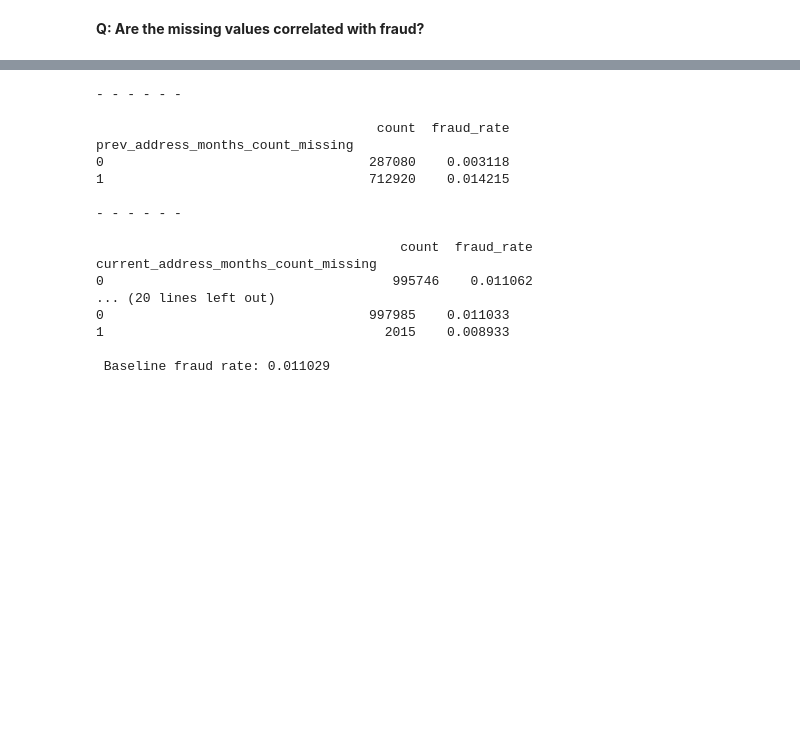
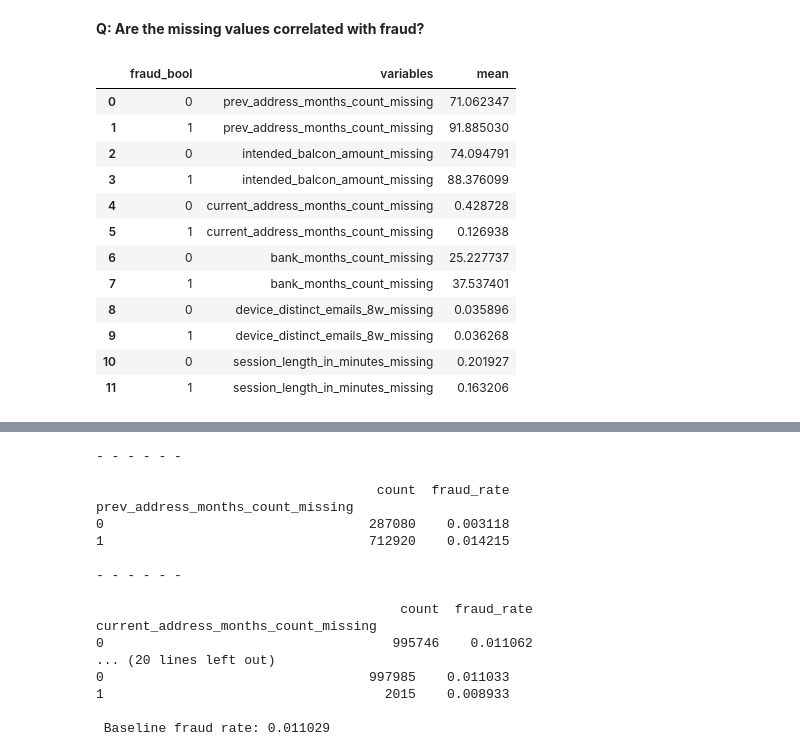
Before and after one commit to mrlizhaozhi/application-fraud-bank-account-opening, a Jupyter notebook: BAF-Fraud-Detection-Models.ipynb, the cells around one changed output, grey strips where cells are left out. Cells and saved outputs as stored; diff of their text form; code cells hidden in the pictures; blank space fills up the shorter version.

```diff
--- a/BAF-Fraud-Detection-Models.ipynb
+++ b/BAF-Fraud-Detection-Models.ipynb
@@ -333,0 +335,19 @@ for column in columns_missing:
+# %%
+# Visualise missing values vs fraud
+missing_fraud = (base_original.groupby('fraud_bool')[columns_missing_labelled].mean() * 100).reset_index()
+missing_fraud = missing_fraud.melt(id_vars='fraud_bool', var_name='variables', value_name='mean')
+missing_fraud
+# %% [output]
+|  | fraud_bool | variables | mean |
+| 0 | 0 | prev_address_months_count_missing | 71.062347 |
+| 1 | 1 | prev_address_months_count_missing | 91.885030 |
+| 2 | 0 | intended_balcon_amount_missing | 74.094791 |
+| 3 | 1 | intended_balcon_amount_missing | 88.376099 |
+| 4 | 0 | current_address_months_count_missing | 0.428728 |
+| 5 | 1 | current_address_months_count_missing | 0.126938 |
+| 6 | 0 | bank_months_count_missing | 25.227737 |
+| 7 | 1 | bank_months_count_missing | 37.537401 |
+| 8 | 0 | device_distinct_emails_8w_missing | 0.035896 |
+| 9 | 1 | device_distinct_emails_8w_missing | 0.036268 |
+| 10 | 0 | session_length_in_minutes_missing | 0.201927 |
+| 11 | 1 | session_length_in_minutes_missing | 0.163206 |
```
Also changed, not shown: parts of 5 cells of this notebook.
